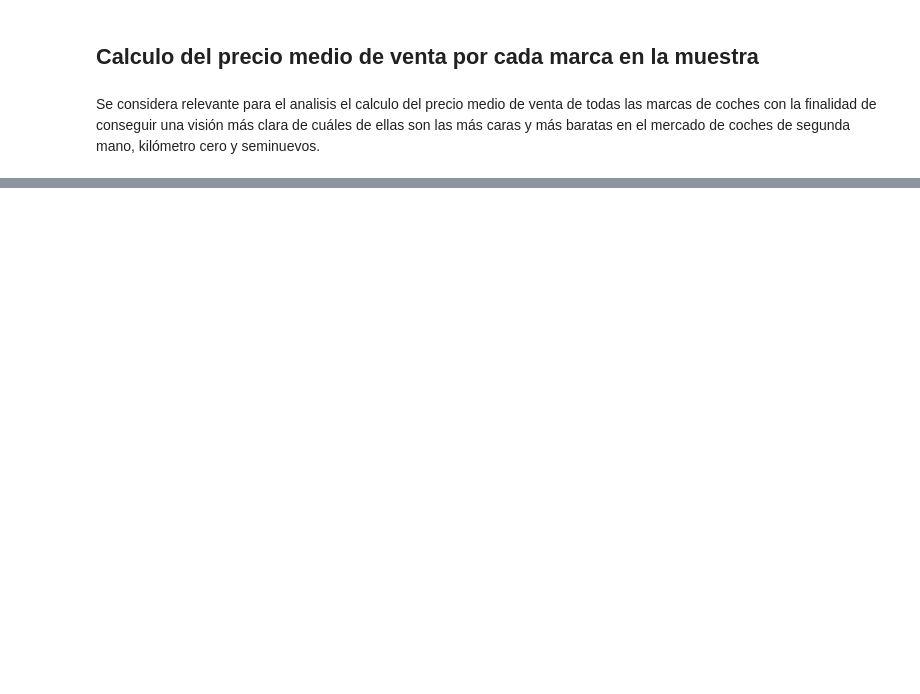
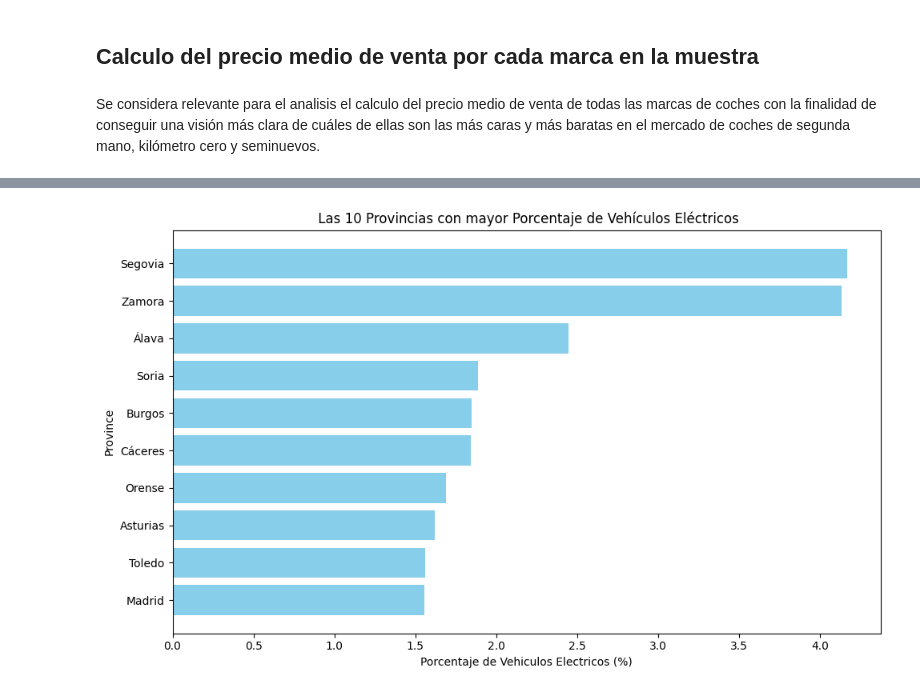
Before and after one commit to S14vcGt/Neocortex-project, a Jupyter notebook: Proyecto.ipynb, the cells around one changed output, grey strips where cells are left out. Cells and saved outputs as stored; diff of their text form; code cells hidden in the pictures; blank space fills up the shorter version.

Commit message:
Análisis y visualización de la adopción de vehículos eléctricos por provincia

```diff
--- a/Proyecto.ipynb
+++ b/Proyecto.ipynb
@@ -40,0 +65,4 @@ fig.show()
+# %%
+# Calcular el total de vehículos y los eléctricos por provincia
+total_by_province = df['province'].value_counts()
+total_by_province
@@ -40,0 +87,3 @@ fig.show()
+# %%
+electric_by_province = electric_cars['province'].value_counts()
+electric_by_province
@@ -40,0 +108,16 @@ fig.show()
+# %%
+# Crear el DataFrame con los datos procesados
+province_analysis = pd.DataFrame({
+    'Total Vehicles': total_by_province,
+    'Electric Vehicles': electric_by_province,
+    'Percentage Electric': electric_by_province / total_by_province
+
+})
+
+# Rellenar valores faltantes y calcular el porcentaje
+province_analysis['Electric Vehicles'] = province_analysis['Electric Vehicles'].fillna(0)
+province_analysis['Percentage Electric'] = (
+    province_analysis['Electric Vehicles'] / province_analysis['Total Vehicles'] * 100
+)
+
+province_analysis
@@ -40,0 +143,4 @@ fig.show()
+# %%
+# Top 10 Provincias con mayor Porcentaje de Vehículos Eléctricos
+top_provinces = province_analysis.sort_values('Percentage Electric', ascending=False).head(10)
+top_provinces
@@ -40,0 +160,12 @@ fig.show()
+# %%
+# Grafico de Barras
+plt.figure(figsize=(10, 6))
+plt.barh(top_provinces.index, top_provinces['Percentage Electric'], color='skyblue')
+plt.xlabel('Porcentaje de Vehiculos Electricos (%)')
+plt.ylabel('Province')
+plt.title(' Las 10 Provincias con mayor Porcentaje de Vehículos Eléctricos')
+plt.gca().invert_yaxis()  # Invert eje y para mejor legibilidad
+plt.tight_layout()
+plt.show()
+# %% [output]
+[figure, added]
```
Also changed, not shown: parts of 19 cells of this notebook.
